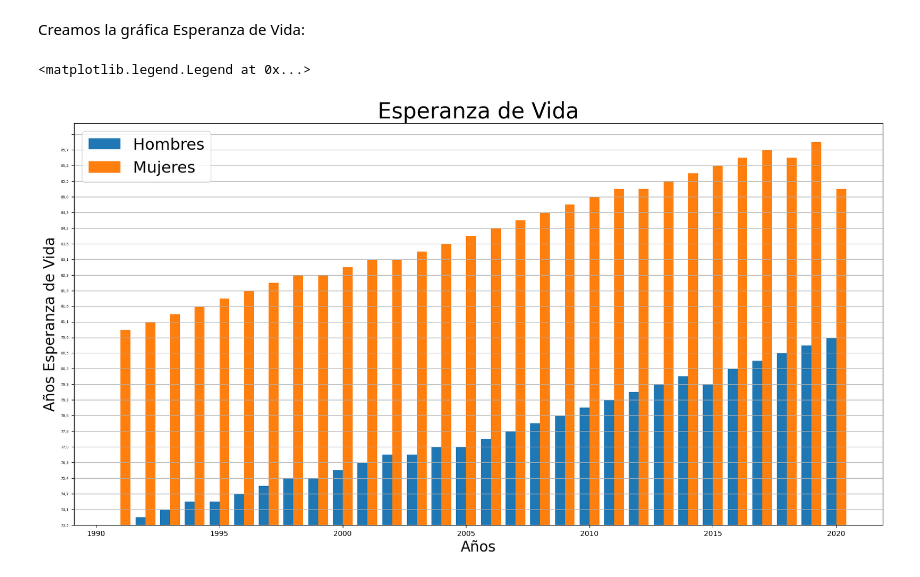
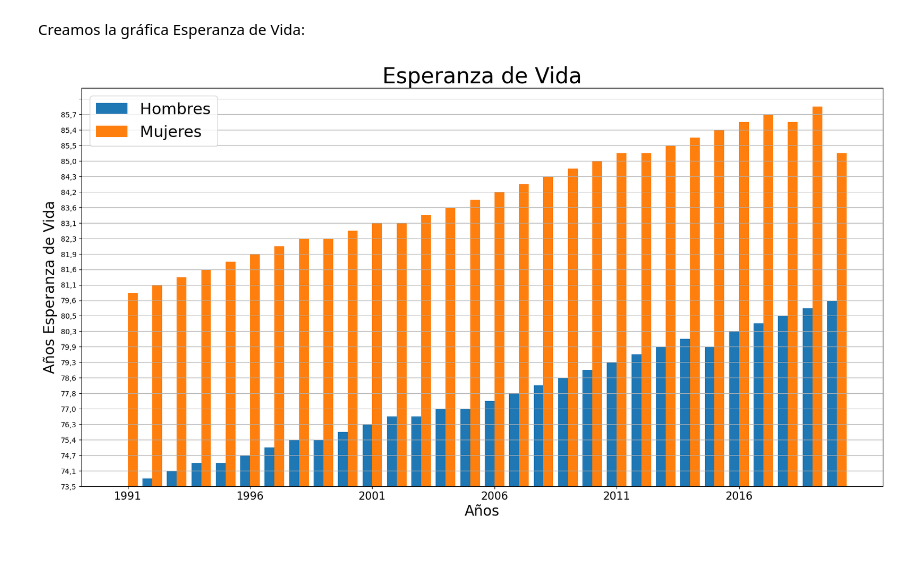
Before and after one commit to powerPoint04/PROYECTO1, a Jupyter notebook: Demografía/EsperanzaVida/esperanza.ipynb, the cells around one changed output. Saved outputs shown, nothing was run; the diff lists cells and outputs as text; code cells hidden in the pictures.

Commit message:
Esperanza de vida hecha
Creado el archivo que compara las esperanzas de vida del hombre y de la mujer. Hay que mejorar los yticks del gráfico.

```diff
--- a/Demografía/EsperanzaVida/esperanza.ipynb
+++ b/Demografía/EsperanzaVida/esperanza.ipynb
@@ -38,32 +38,26 @@ Creamos la gráfica Esperanza de Vida:
 # %%
 #Gráfica
 fig, ax = plt.subplots(figsize=(20,10))
-
-# ax.set_ylim([70,90])
-
-
 
 ax.set_title('Esperanza de Vida',fontsize=30)
 
 ax.set_xlabel('Años', fontsize=20)
 
 ax.set_ylabel('Años Esperanza de Vida',fontsize=20)
 
 width = 0.4
 
-ax.set_yticks([70,75,80,85,90,95])
-# plt.xticks(np.arange(1991,2020,5),fontsize=15)
+plt.xticks(np.arange(1991,2020,5),fontsize=15)
 
-plt.yticks(np.arange(0,90,2),fontsize=5)
+plt.yticks(np.arange(0,90,2),fontsize=10)
 
 ax.bar(año-0.2,dataFrameEVHom['Total'],width=width)
 ax.bar(año+0.2,dataFrameEVMuj['Total'],width=width)
-# ax.bar(año,dataFrameEVMuj['Total'])
 
 ax.grid(axis='y')
 
 #Leyenda
 ax.legend(['Hombres','Mujeres'], fontsize=22)
+None
 # %% [output]
-<matplotlib.legend.Legend at 0x...>
-[figure, old version]
+[figure, new version]
```
Also changed, not shown: 1 other file.
